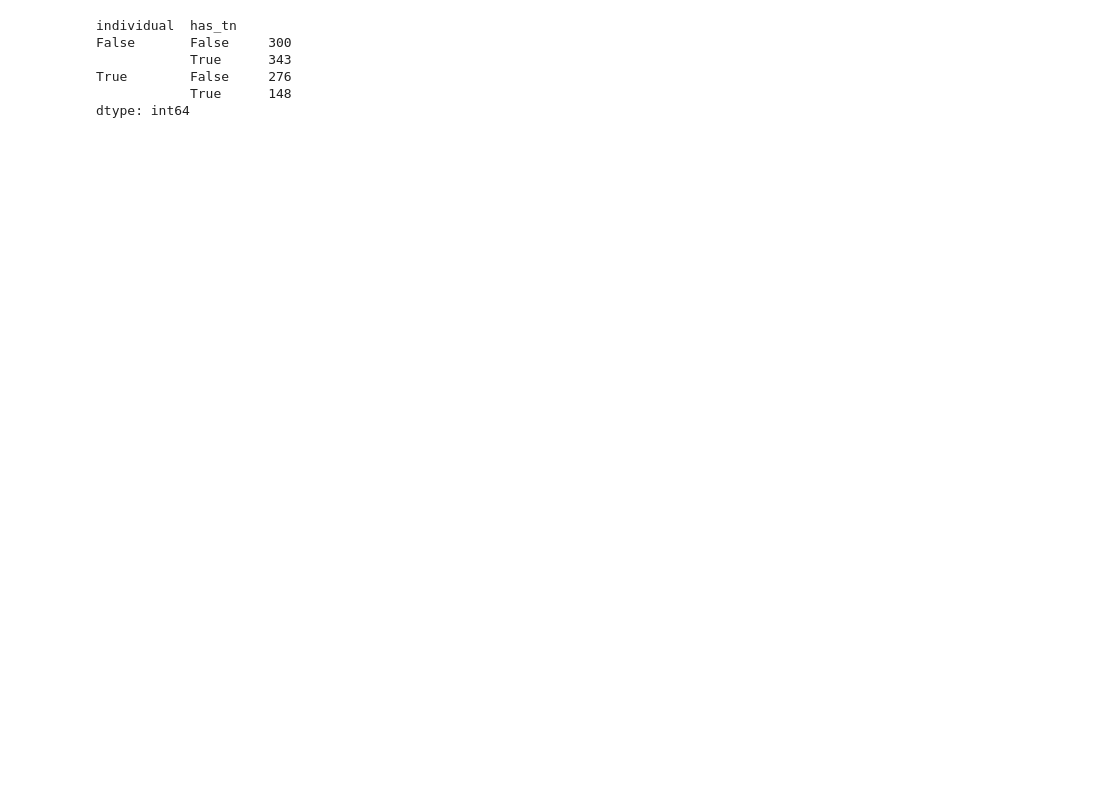
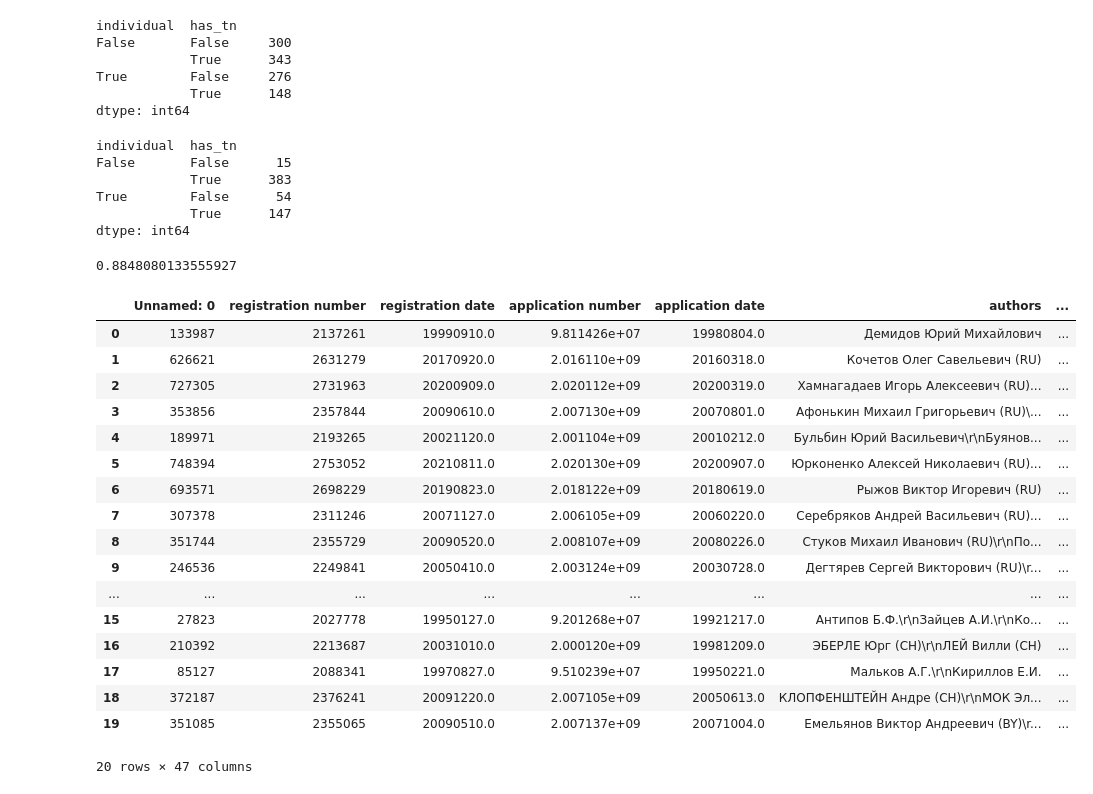
Before and after one commit to patenthelperdigital/research, a Jupyter notebook: CH Search.ipynb, the cells around one changed output. Cells and saved outputs as stored; diff of their text form; code cells hidden in the pictures; blank space fills up the shorter version.

```diff
--- a/CH Search.ipynb
+++ b/CH Search.ipynb
@@ -302,5 +472,40 @@ False       False     300
 True        False     276
             True      148
 dtype: int64
+# %%
+des_test_result["has_tn"] = des_test_result["tax_number"].notna()
+des_test_result.loc[des_test_result["country"].isna() | (des_test_result["country"] == "RU")].groupby(["individual", "has_tn"]).size()
+# %% [output]
+individual  has_tn
+False       False      15
+            True      383
+True        False      54
+            True      147
+dtype: int64
+# %%
+(383 + 147) / (383 + 147 + 15 + 54) # matched share
+# %% [output]
+0.8848080133555927
 # %%
 des_test_result.to_excel("des_test_result.xlsx")
+# %%
+inv_sample.head(20)
+# %% [output]
+|  | Unnamed: 0 | registration number | registration date | application number | application date | authors | ... |
+| 0 | 133987 | 2137261 | 19990910.0 | 9.811426e+07 | 19980804.0 | Демидов Юрий Михайлович | ... |
+| 1 | 626621 | 2631279 | 20170920.0 | 2.016110e+09 | 20160318.0 | Кочетов Олег Савельевич (RU) | ... |
+| 2 | 727305 | 2731963 | 20200909.0 | 2.020112e+09 | 20200319.0 | Хамнагадаев Игорь Алексеевич (RU)... | ... |
+| 3 | 353856 | 2357844 | 20090610.0 | 2.007130e+09 | 20070801.0 | Афонькин Михаил Григорьевич (RU)\... | ... |
+| 4 | 189971 | 2193265 | 20021120.0 | 2.001104e+09 | 20010212.0 | Бульбин Юрий Васильевич\r\nБуянов... | ... |
+| 5 | 748394 | 2753052 | 20210811.0 | 2.020130e+09 | 20200907.0 | Юрконенко Алексей Николаевич (RU)... | ... |
+| 6 | 693571 | 2698229 | 20190823.0 | 2.018122e+09 | 20180619.0 | Рыжов Виктор Игоревич (RU) | ... |
+| 7 | 307378 | 2311246 | 20071127.0 | 2.006105e+09 | 20060220.0 | Серебряков Андрей Васильевич (RU)... | ... |
+| 8 | 351744 | 2355729 | 20090520.0 | 2.008107e+09 | 20080226.0 | Стуков Михаил Иванович (RU)\r\nПо... | ... |
+| 9 | 246536 | 2249841 | 20050410.0 | 2.003124e+09 | 20030728.0 | Дегтярев Сергей Викторович (RU)\r... | ... |
+| ... | ... | ... | ... | ... | ... | ... | ... |
+| 15 | 27823 | 2027778 | 19950127.0 | 9.201268e+07 | 19921217.0 | Антипов Б.Ф.\r\nЗайцев А.И.\r\nКо... | ... |
+| 16 | 210392 | 2213687 | 20031010.0 | 2.000120e+09 | 19981209.0 | ЭБЕРЛЕ Юрг (CH)\r\nЛЕЙ Вилли (CH) | ... |
+| 17 | 85127 | 2088341 | 19970827.0 | 9.510239e+07 | 19950221.0 | Мальков А.Г.\r\nКириллов Е.И. | ... |
+| 18 | 372187 | 2376241 | 20091220.0 | 2.007105e+09 | 20050613.0 | КЛОПФЕНШТЕЙН Андре (CH)\r\nМОК Эл... | ... |
+| 19 | 351085 | 2355065 | 20090510.0 | 2.007137e+09 | 20071004.0 | Емельянов Виктор Андреевич (BY)\r... | ... |
+20 rows × 47 columns
```
Also changed, not shown: parts of 25 cells of this notebook, 3 other files.
